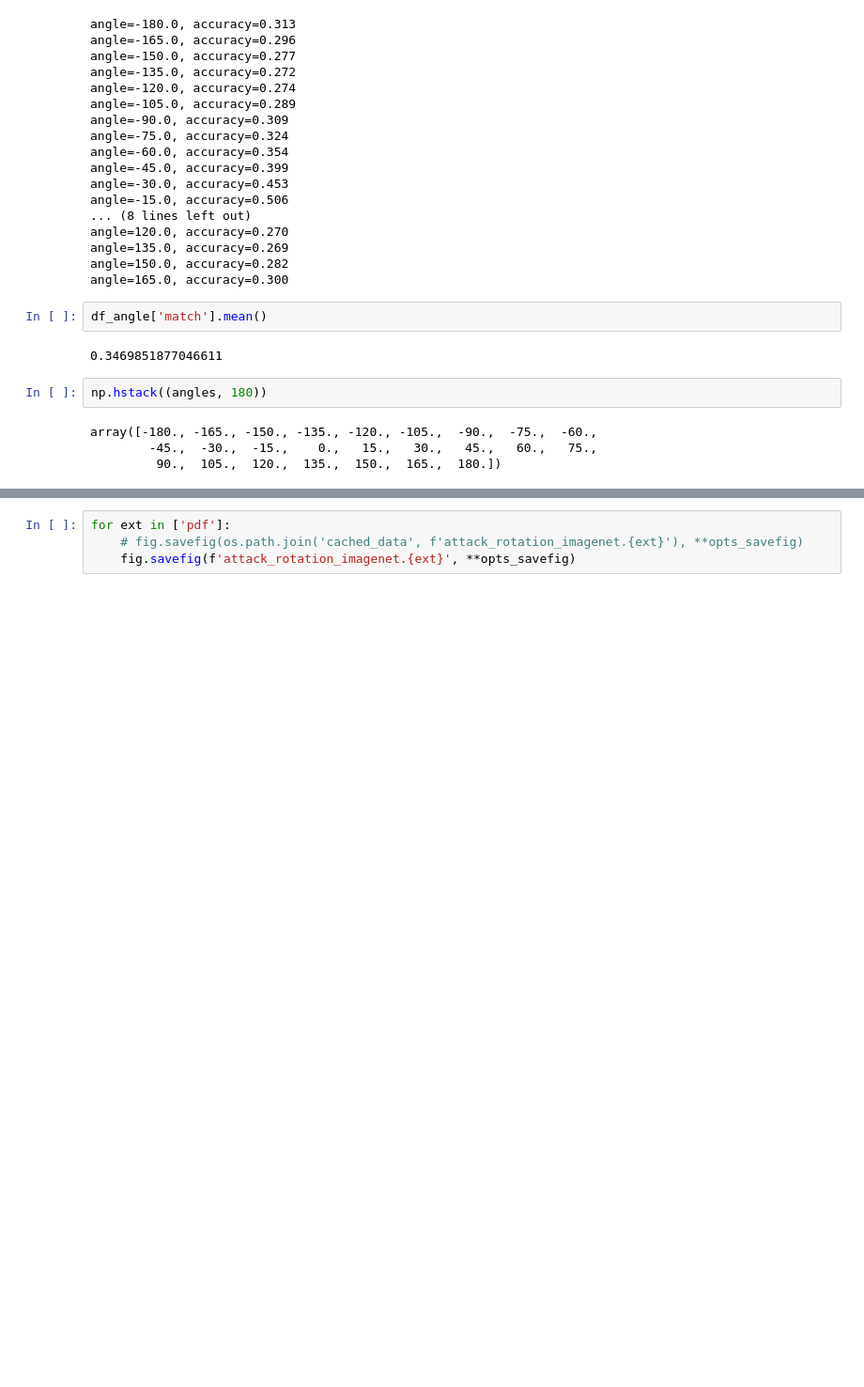
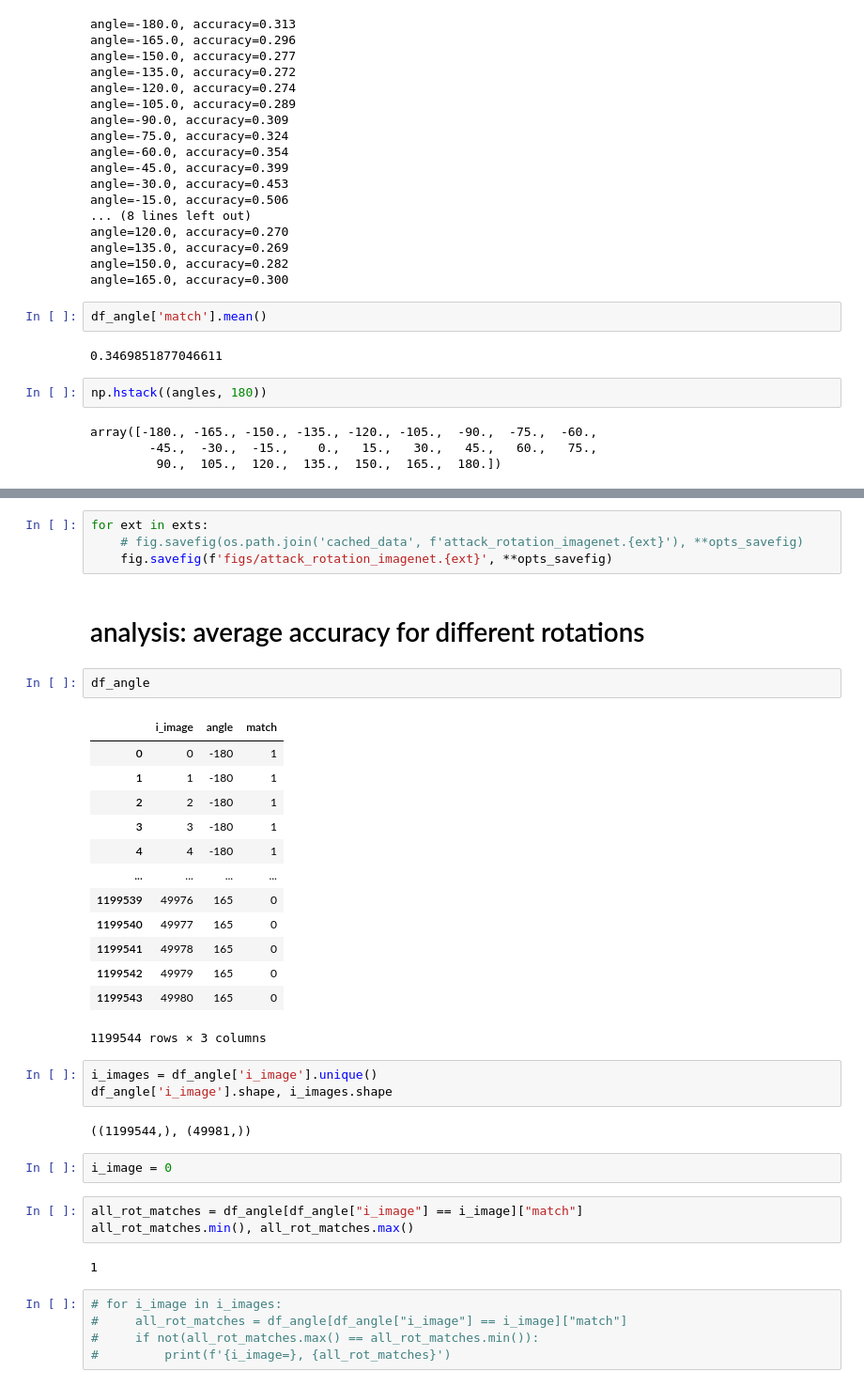
Before and after one commit to bicv/Retinotopy, a Jupyter notebook: 18_Rotation_attack.ipynb, the cells around one changed output, grey strips where cells are left out. Shown at 94% size. Cells and saved outputs as stored; diff of their text form; blank space fills up the shorter version.

```diff
--- a/18_Rotation_attack.ipynb
+++ b/18_Rotation_attack.ipynb
@@ -308,4 +275,39 @@ data_set_type='focus'
 # %%
-for ext in ['pdf']:
+for ext in exts:
     # fig.savefig(os.path.join('cached_data', f'attack_rotation_imagenet.{ext}'), **opts_savefig)
-    fig.savefig(f'attack_rotation_imagenet.{ext}', **opts_savefig)
+    fig.savefig(f'figs/attack_rotation_imagenet.{ext}', **opts_savefig)
+# %% [markdown]
+# analysis: average accuracy for different rotations
+# %%
+df_angle
+# %% [output]
+|  | i_image | angle | match |
+| 0 | 0 | -180 | 1 |
+| 1 | 1 | -180 | 1 |
+| 2 | 2 | -180 | 1 |
+| 3 | 3 | -180 | 1 |
+| 4 | 4 | -180 | 1 |
+| ... | ... | ... | ... |
+| 1199539 | 49976 | 165 | 0 |
+| 1199540 | 49977 | 165 | 0 |
+| 1199541 | 49978 | 165 | 0 |
+| 1199542 | 49979 | 165 | 0 |
+| 1199543 | 49980 | 165 | 0 |
+1199544 rows × 3 columns
+# %%
+i_images = df_angle['i_image'].unique()
+df_angle['i_image'].shape, i_images.shape
+# %% [output]
+((1199544,), (49981,))
+# %%
+i_image = 0
+# %%
+all_rot_matches = df_angle[df_angle["i_image"] == i_image]["match"]
+all_rot_matches.min(), all_rot_matches.max()
+# %% [output]
+1
+# %%
+# for i_image in i_images:
+#     all_rot_matches = df_angle[df_angle["i_image"] == i_image]["match"]
+#     if not(all_rot_matches.max() == all_rot_matches.min()):
+#         print(f'{i_image=}, {all_rot_matches}')
```
Also changed, not shown: parts of 9 cells of this notebook.
